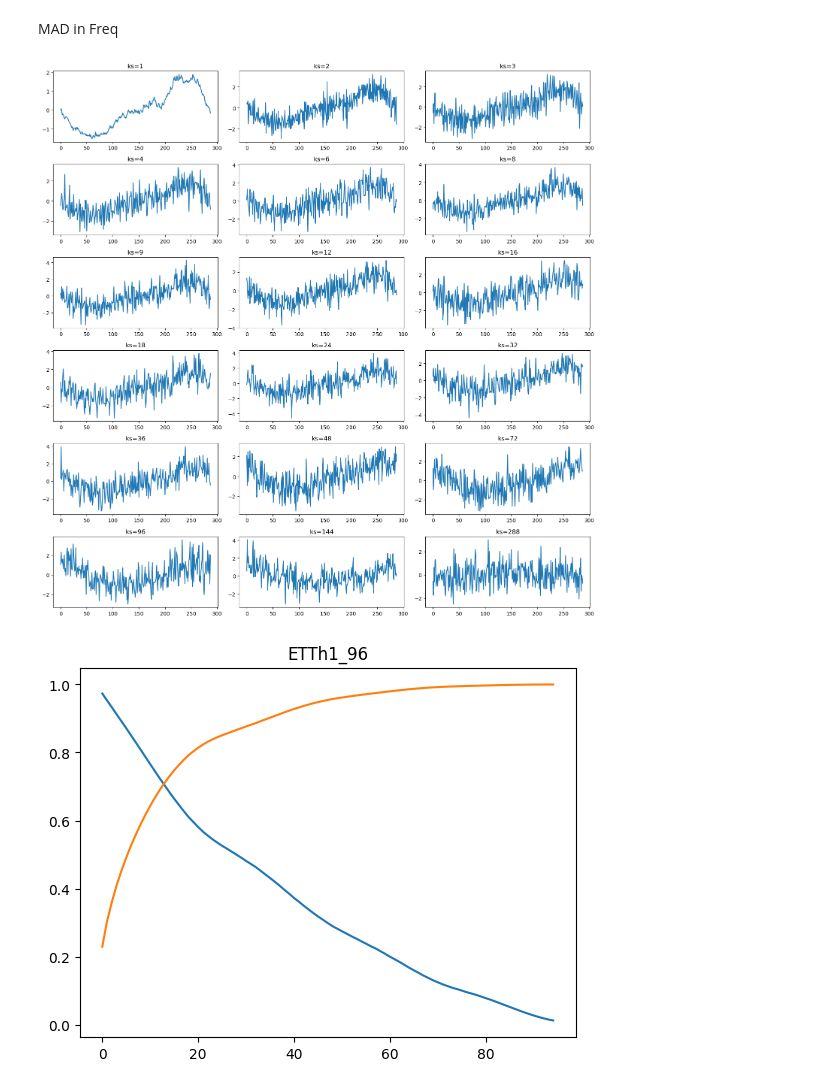
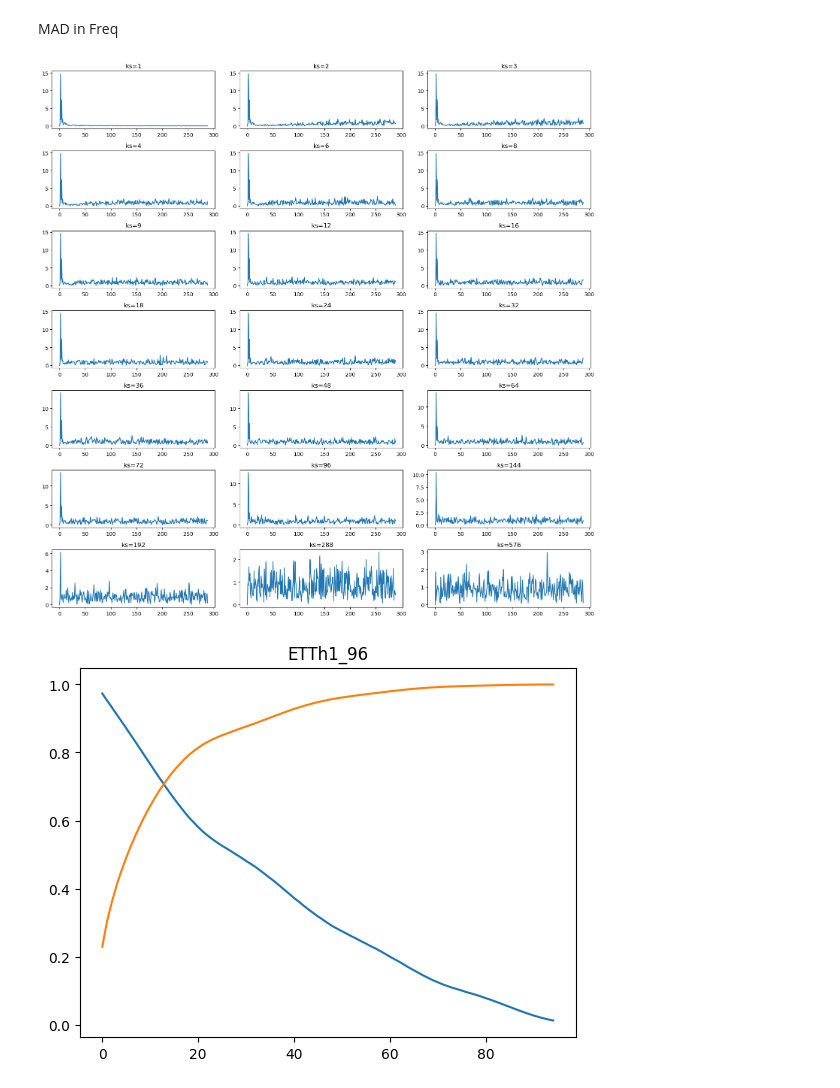
Before and after one commit to WillWang1113/Moving-Average-Diffusion, a Jupyter notebook: notebooks/degrade_fn.ipynb, the cells around one changed output. Cells and saved outputs as stored; diff of their text form; code cells hidden in the pictures.

```diff
--- a/notebooks/degrade_fn.ipynb
+++ b/notebooks/degrade_fn.ipynb
@@ -5,7 +5,7 @@ import matplotlib.pyplot as plt
 from math import ceil
 from src.utils.filters import MovingAvgTime, get_factors, MovingAvgFreq
 # %%
-seq_len = 288
+seq_len = 576
 df = pd.read_csv(
     "/home/user/data/THU-timeseries/MFRED/MFRED.csv",
     # "/home/user/data/THU-timeseries/electricity/electricity.csv",
@@ -83,29 +83,29 @@ MAD in Freq
 # %%
 ks = [1]+get_factors(seq_len) + [seq_len]
 real_steps = list(range(2, seq_len))
 
 fig, axs = plt.subplots(ceil(len(ks)/3), 3, figsize=(15, 15))
 axs = axs.flatten()
 df_fft = torch.from_numpy(df.values).reshape(1,-1,1)
 df_fft = torch.fft.rfft(df_fft, dim=1, norm='ortho')
 
 for i, k in enumerate(ks):
     maf = MovingAvgFreq(k, seq_length=seq_len)
     betas = 1 - (maf.Hw.flatten().conj() * maf.Hw.flatten()).real
     betas = torch.sqrt(betas + 1e-6)
 
     filtered_ = maf(df_fft)
     # axs[i].plot(torch.fft.irfft(filtered_, dim=1, norm='ortho').flatten())
     # axs[i].plot(betas)
     filtered_ += torch.randn_like(filtered_) * betas.reshape(1, -1, 1)
     degraded_df = torch.fft.irfft(filtered_, dim=1, norm='ortho')
 
-    axs[i].plot(degraded_df.flatten())
+    axs[i].plot(filtered_.abs().flatten())
     # axs[i].set_yscale('log')
     axs[i].set_title(f'ks={k}')
 fig.tight_layout()
 # %% [output]
-[figure, old version]
+[figure, new version]
 # %%
 betas = []
 ks = [i for i in range(2,289)]
```
Also changed, not shown: parts of 1 cell of this notebook, 16 other files.
